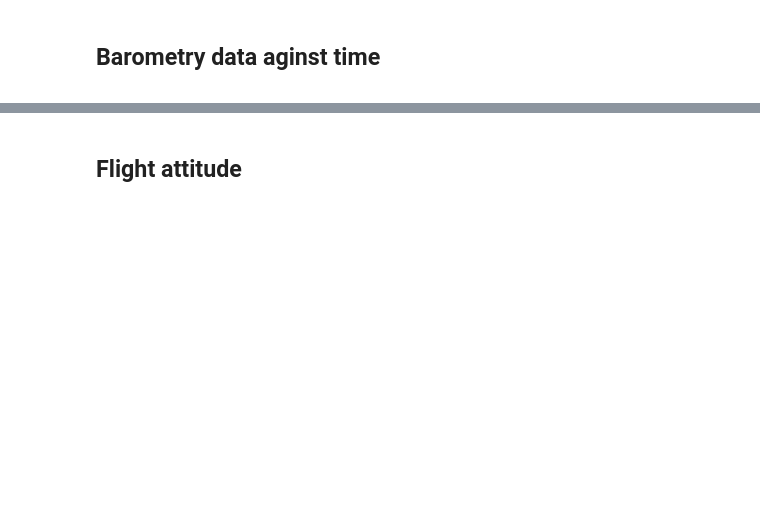
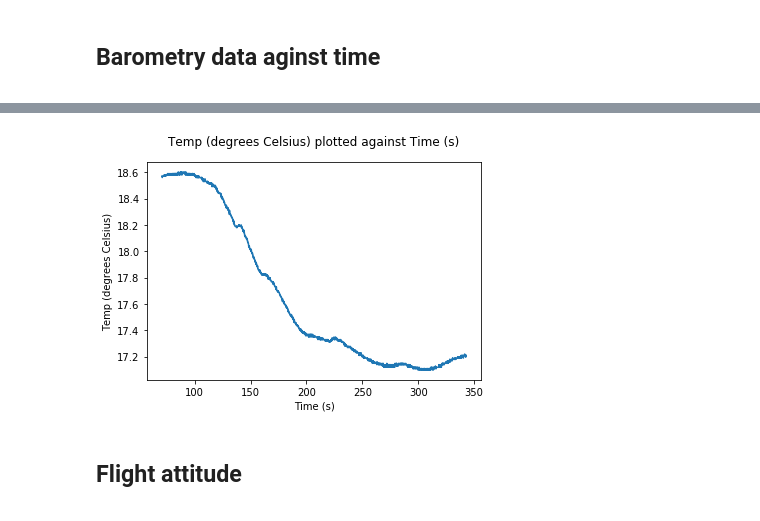
Before and after one commit to AdrianWeishaeupl/AutoFLpy, a Jupyter notebook: autoflpy/user_files/flight_logs_generated/Generated flight log 20190101 1.ipynb, the cells around one changed output, grey strips where cells are left out. Saved outputs shown, nothing was run; the diff lists cells and outputs as text; code cells hidden in the pictures; blank space fills up the shorter version.

```diff
--- a/autoflpy/user_files/flight_logs_generated/Generated flight log 20190101 1.ipynb
+++ b/autoflpy/user_files/flight_logs_generated/Generated flight log 20190101 1.ipynb
@@ -133,7 +154,9 @@ multiaxis_graph_function([["y", "altitude", "baro"], ["x", "time", "baro"]], [["
 # %%
 x_limits=["x_min", "x_max"]
 y_limits=["y_min", "y_max"]
-graph_function([["y", "temperature", "baro"], ["x", "time", "baro"]], values_list, x_limits, y_limits)
+graph_function([["y", "temp", "arsp"], ["x", "time", "arsp"]], values_list, x_limits, y_limits)
+# %% [output]
+[figure, added]
 # %% [markdown]
 <h2>Flight attitude</h2><a class="anchor" id="Attitude"></a>
 # %%
```
Also changed, not shown: parts of 23 cells of this notebook, 5 other files.
